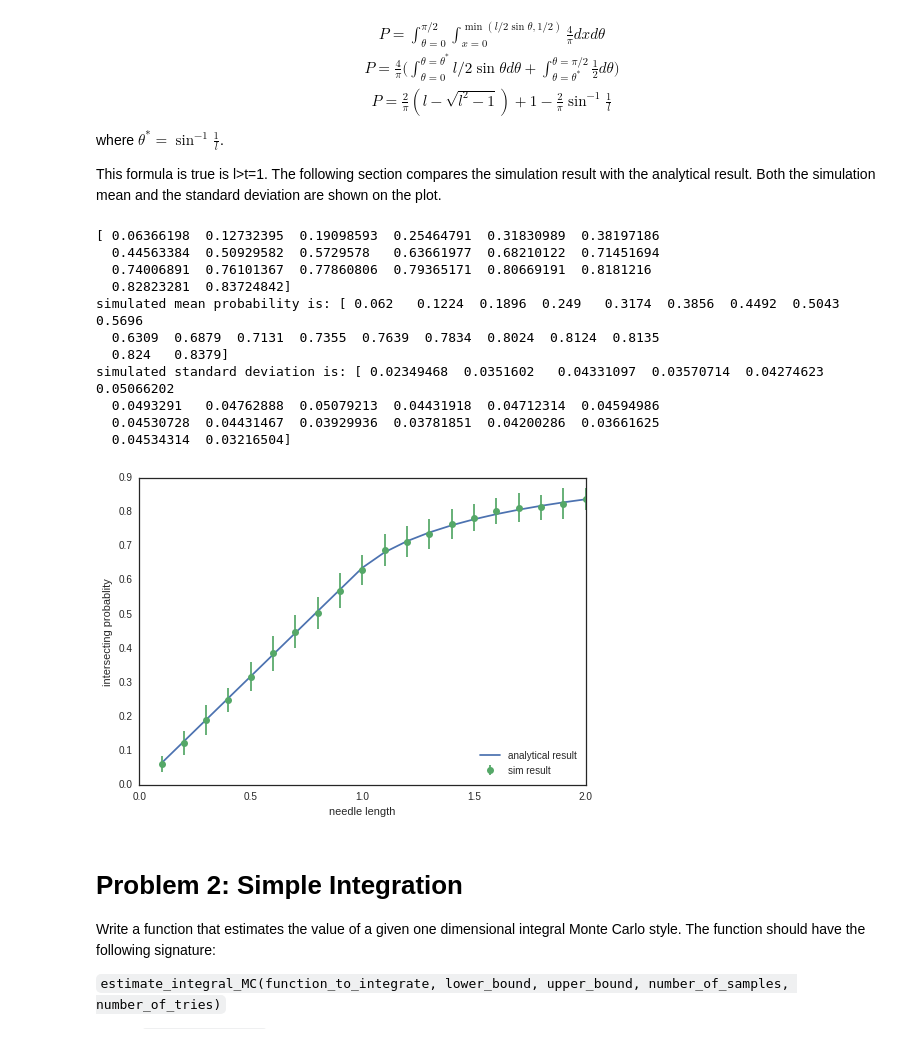
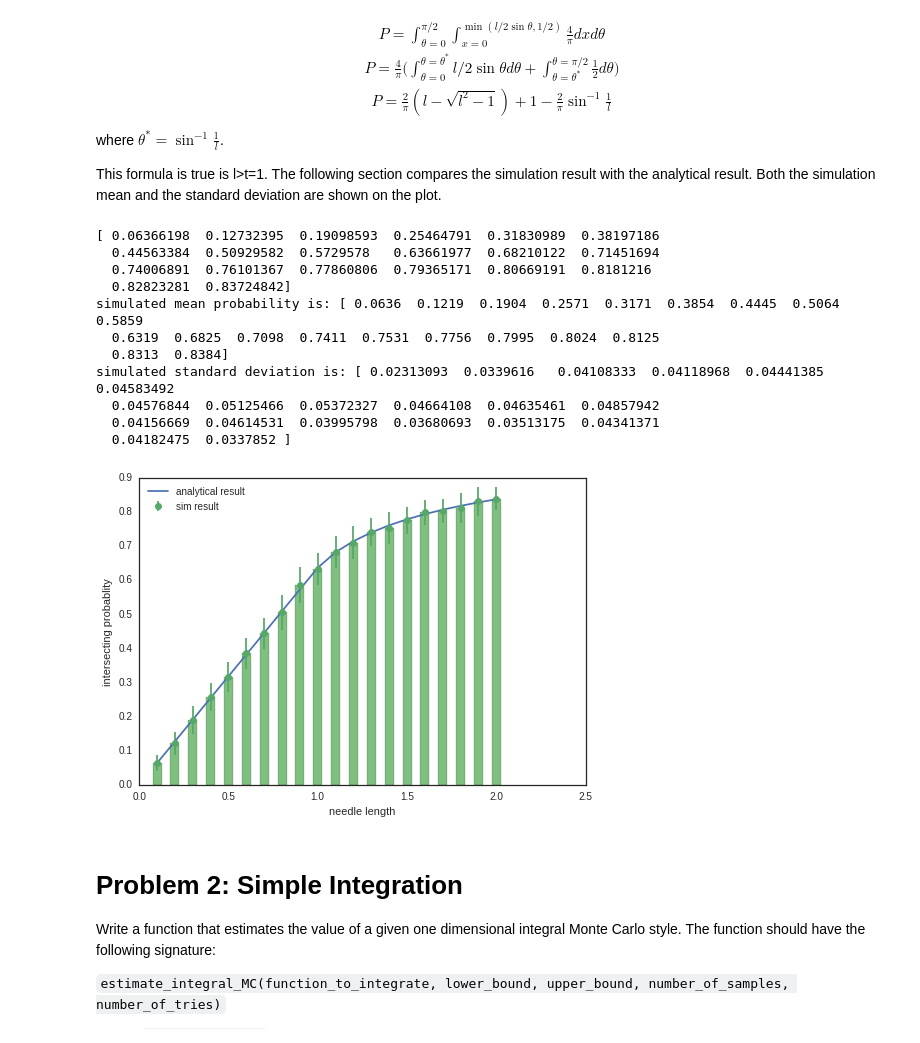
Before and after one commit to kevinchen1000/2016, a Jupyter notebook: Homework/AM207_yufengkevinchen_HW1.ipynb, the cells around one changed output. Cells and saved outputs as stored; diff of their text form; code cells hidden in the pictures.

```diff
--- a/Homework/AM207_yufengkevinchen_HW1.ipynb
+++ b/Homework/AM207_yufengkevinchen_HW1.ipynb
@@ -154,42 +156,43 @@ for ind, length in enumerate(needle_length):
 
         #determine if intersects
         is_intersect =  (X/np.sin(theta) <= length/2.0)
 
         #sum up number of intersects
         N_intersect = np.sum(is_intersect)
 
         local_result[i] = N_intersect/float(N_total)
 
     #record the probablity
     sim_result[ind] = np.mean(local_result)
     sim_std[ind]=np.std(local_result)
 
 
 #plot solution
 plt.plot(needle_length,ana_result, label = 'analytical result')
 plt.errorbar(needle_length,sim_result, yerr = sim_std, fmt= 'o', label = 'sim result')
+plt.bar(needle_length-0.025,sim_result,width=0.05,color='green',alpha=0.5)
 
 plt.xlabel('needle length')
 plt.ylabel('intersecting probablity')
-plt.legend(loc=4)
+plt.legend(loc=2)
 
 print 'simulated mean probability is:' ,sim_result
 print 'simulated standard deviation is:' ,sim_std
 #for ind, i in enumerate(needle_length):
 #    print ind,i
 # %% [output]
 [ 0.06366198  0.12732395  0.19098593  0.25464791  0.31830989  0.38197186
   0.44563384  0.50929582  0.5729578   0.63661977  0.68210122  0.71451694
   0.74006891  0.76101367  0.77860806  0.79365171  0.80669191  0.8181216
   0.82823281  0.83724842]
-simulated mean probability is: [ 0.062   0.1224  0.1896  0.249   0.3174  0.3856  0.4492  0.5043  0.5696
-  0.6309  0.6879  0.7131  0.7355  0.7639  0.7834  0.8024  0.8124  0.8135
-  0.824   0.8379]
-simulated standard deviation is: [ 0.02349468  0.0351602   0.04331097  0.03570714  0.04274623  0.05066202
-  0.0493291   0.04762888  0.05079213  0.04431918  0.04712314  0.04594986
-  0.04530728  0.04431467  0.03929936  0.03781851  0.04200286  0.03661625
-  0.04534314  0.03216504]
+simulated mean probability is: [ 0.0636  0.1219  0.1904  0.2571  0.3171  0.3854  0.4445  0.5064  0.5859
+  0.6319  0.6825  0.7098  0.7411  0.7531  0.7756  0.7995  0.8024  0.8125
+  0.8313  0.8384]
+simulated standard deviation is: [ 0.02313093  0.0339616   0.04108333  0.04118968  0.04441385  0.04583492
+  0.04576844  0.05125466  0.05372327  0.04664108  0.04635461  0.04857942
+  0.04156669  0.04614531  0.03995798  0.03680693  0.03513175  0.04341371
+  0.04182475  0.0337852 ]
-[figure, old version]
+[figure, new version]
 # %% [markdown]
 # Problem 2: Simple Integration
 
```
Also changed, not shown: parts of 15 cells of this notebook.
